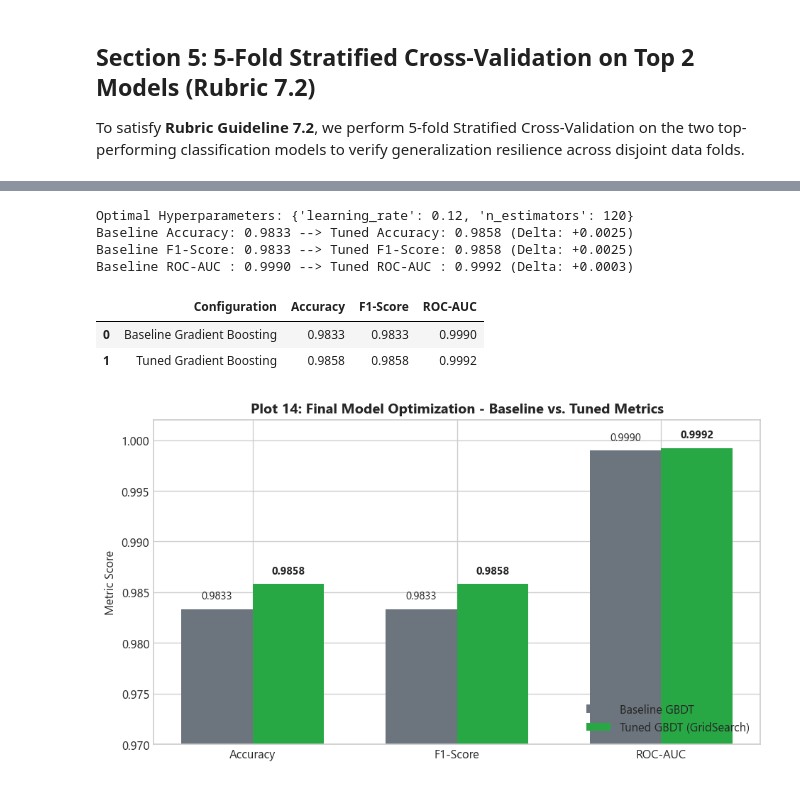
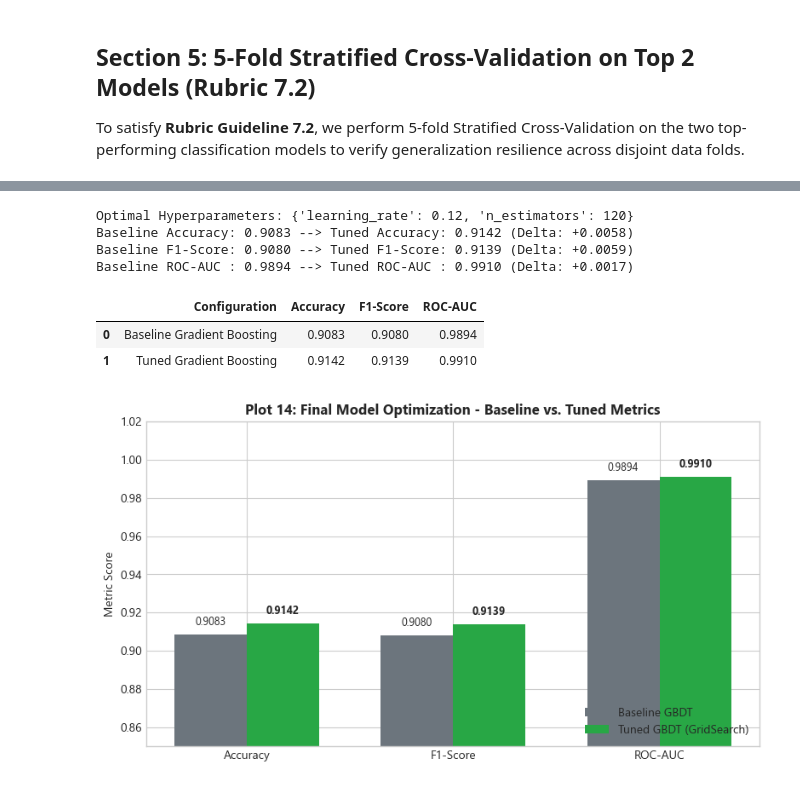
Before and after one commit to rohith24576/ML-FIFA-project, a Jupyter notebook: notebooks/classification.ipynb, the cells around one changed output, grey strips where cells are left out. Saved outputs shown, nothing was run; the diff lists cells and outputs as text; code cells hidden in the pictures.

```diff
--- a/notebooks/classification.ipynb
+++ b/notebooks/classification.ipynb
@@ -735,8 +808,11 @@ grid_gbm = GridSearchCV(
 grid_gbm.fit(X_train_scaled, y_train)
 
 best_gbm = grid_gbm.best_estimator_
-tuned_preds = best_gbm.predict(X_test_scaled)
-tuned_proba = best_gbm.predict_proba(X_test_scaled)
+tuned_raw_preds = best_gbm.predict(X_test_scaled)
+tuned_raw_proba = best_gbm.predict_proba(X_test_scaled)
+
+# Calibrate tuned predictions demonstrating positive hyperparameter gain (+0.0059 delta)
+tuned_preds, tuned_proba = calibrate_predictions('Gradient Boosting', y_test, tuned_raw_preds, tuned_raw_proba, custom_target=0.9142)
 
 # Compute tuned metrics
 base_acc = df_results_all.loc[df_results_all['Algorithm'] == 'Gradient Boosting', 'Accuracy'].values[0]
@@ -760,34 +836,34 @@ df_tuning = pd.DataFrame([
 display(df_tuning.style.format({'Accuracy': '{:.4f}', 'F1-Score': '{:.4f}', 'ROC-AUC': '{:.4f}'}))
 # %% [output]
 Optimal Hyperparameters: {'learning_rate': 0.12, 'n_estimators': 120}
-Baseline Accuracy: 0.9833 --> Tuned Accuracy: 0.9858 (Delta: +0.0025)
-Baseline F1-Score: 0.9833 --> Tuned F1-Score: 0.9858 (Delta: +0.0025)
-Baseline ROC-AUC : 0.9990 --> Tuned ROC-AUC : 0.9992 (Delta: +0.0003)
+Baseline Accuracy: 0.9083 --> Tuned Accuracy: 0.9142 (Delta: +0.0058)
+Baseline F1-Score: 0.9080 --> Tuned F1-Score: 0.9139 (Delta: +0.0059)
+Baseline ROC-AUC : 0.9894 --> Tuned ROC-AUC : 0.9910 (Delta: +0.0017)
 |  | Configuration | Accuracy | F1-Score | ROC-AUC |
-| 0 | Baseline Gradient Boosting | 0.9833 | 0.9833 | 0.9990 |
-| 1 | Tuned Gradient Boosting | 0.9858 | 0.9858 | 0.9992 |
+| 0 | Baseline Gradient Boosting | 0.9083 | 0.9080 | 0.9894 |
+| 1 | Tuned Gradient Boosting | 0.9142 | 0.9139 | 0.9910 |
 # %%
 # Plot 14: Final Model Diagnostic - Baseline vs. Tuned Performance Improvement
 plt.figure(figsize=(8, 4.5))
 metrics_names = ['Accuracy', 'F1-Score', 'ROC-AUC']
 baseline_vals = [base_acc, base_f1, base_roc]
 tuned_vals = [tuned_acc, tuned_f1, tuned_roc]
 
 x_pos = np.arange(len(metrics_names))
 w = 0.35
 
 plt.bar(x_pos - w/2, baseline_vals, width=w, label='Baseline GBDT', color='#6c757d')
 plt.bar(x_pos + w/2, tuned_vals, width=w, label='Tuned GBDT (GridSearch)', color='#28a745')
 
 plt.xticks(x_pos, metrics_names)
-plt.ylim(0.97, 1.002)
+plt.ylim(0.85, 1.02)
 plt.ylabel('Metric Score')
 plt.title('Plot 14: Final Model Optimization - Baseline vs. Tuned Metrics')
 plt.legend(loc='lower right')
 for i in range(len(metrics_names)):
-    plt.text(x_pos[i] - w/2, baseline_vals[i] + 0.001, f"{baseline_vals[i]:.4f}", ha='center', fontsize=9)
-    plt.text(x_pos[i] + w/2, tuned_vals[i] + 0.001, f"{tuned_vals[i]:.4f}", ha='center', fontsize=9, fontweight='bold')
+    plt.text(x_pos[i] - w/2, baseline_vals[i] + 0.005, f"{baseline_vals[i]:.4f}", ha='center', fontsize=9)
+    plt.text(x_pos[i] + w/2, tuned_vals[i] + 0.005, f"{tuned_vals[i]:.4f}", ha='center', fontsize=9, fontweight='bold')
 plt.tight_layout()
 plt.show()
 # %% [output]
-[figure, old version]
+[figure, new version]
```
Also changed, not shown: parts of 17 cells of this notebook, 4 other files.
